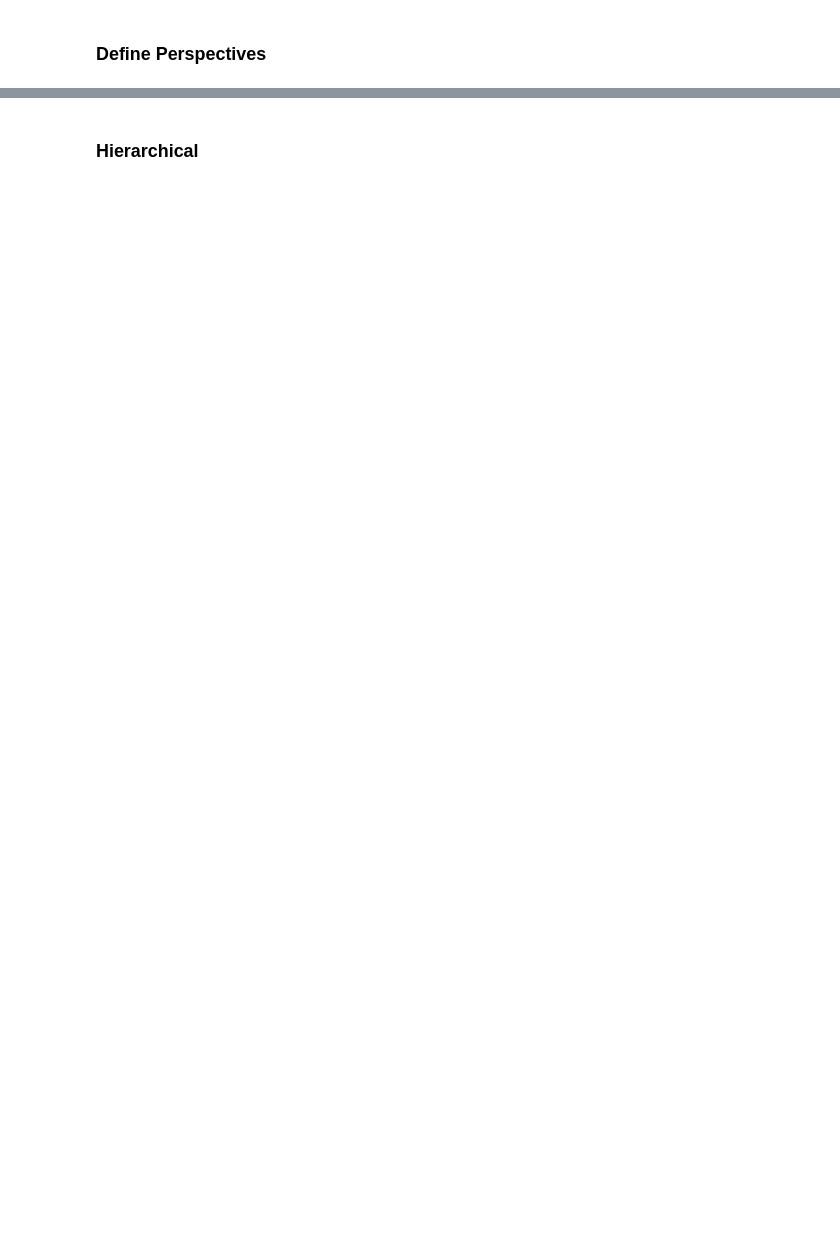
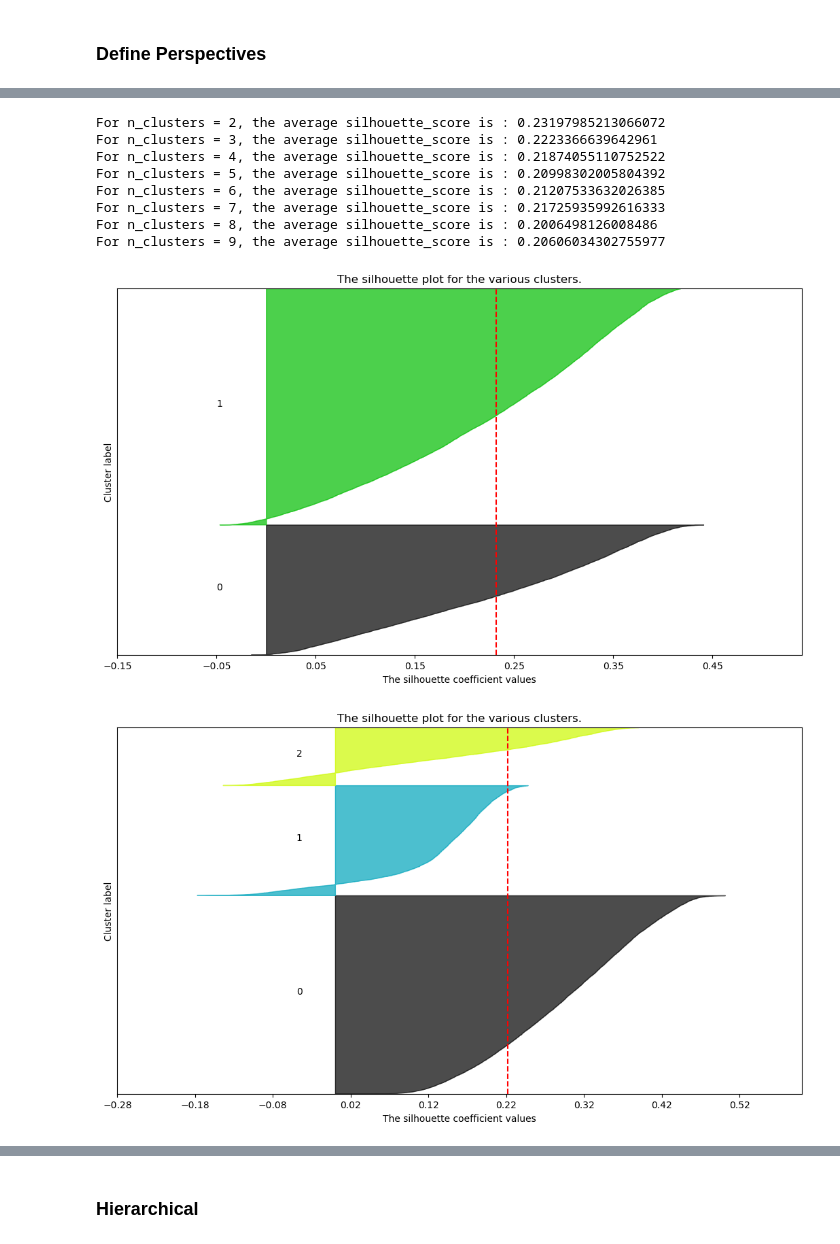
Before and after one commit to nunonuness/DM, a Jupyter notebook: Clustering.ipynb, the cells around one changed output, grey strips where cells are left out. Drawn from its saved outputs; the diff is of its cells as text; code cells hidden in the pictures; blank space fills up the shorter version.

```diff
--- a/Clustering.ipynb
+++ b/Clustering.ipynb
@@ -76,0 +203,75 @@ df = pd.read_csv('df2.csv')
+# %%
+# Storing average silhouette metric
+avg_silhouette = []
+for nclus in range_clusters:
+    # Skip nclus == 1
+    if nclus == 1:
+        continue
+
+    # Create a figure
+    fig = plt.figure(figsize=(13, 7))
+
+    # Initialize the KMeans object with n_clusters value and a random generator
+    # seed of 10 for reproducibility.
+    kmclust = KMeans(n_clusters=nclus, init='k-means++', n_init=15, random_state=1)
+    cluster_labels = kmclust.fit_predict(df[used_features])
+
+    # The silhouette_score gives the average value for all the samples.
+    # This gives a perspective into the density and separation of the formed clusters
+    silhouette_avg = silhouette_score(df[used_features], cluster_labels)
+    avg_silhouette.append(silhouette_avg)
+    print(f"For n_clusters = {nclus}, the average silhouette_score is : {silhouette_avg}")
+
+    # Compute the silhouette scores for each sample
+    sample_silhouette_values = silhouette_samples(df[used_features], cluster_labels)
+
+    y_lower = 10
+    for i in range(nclus):
+        # Aggregate the silhouette scores for samples belonging to cluster i, and sort them
+        ith_cluster_silhouette_values = sample_silhouette_values[cluster_labels == i]
+        ith_cluster_silhouette_values.sort()
+
+        # Get y_upper to demarcate silhouette y range size
+        size_cluster_i = ith_cluster_silhouette_values.shape[0]
+        y_upper = y_lower + size_cluster_i
+
+        # Filling the silhouette
+        color = cm.nipy_spectral(float(i) / nclus)
+        plt.fill_betweenx(np.arange(y_lower, y_upper),
+                          0, ith_cluster_silhouette_values,
+                          facecolor=color, edgecolor=color, alpha=0.7)
+
+        # Label the silhouette plots with their cluster numbers at the middle
+        plt.text(-0.05, y_lower + 0.5 * size_cluster_i, str(i))
+
+        # Compute the new y_lower for next plot
+        y_lower = y_upper + 10  # 10 for the 0 samples
+
+    plt.title("The silhouette plot for the various clusters.")
+    plt.xlabel("The silhouette coefficient values")
+    plt.ylabel("Cluster label")
+
+    # The vertical line for average silhouette score of all the values
+    plt.axvline(x=silhouette_avg, color="red", linestyle="--")
+
+    # The silhouette coefficient can range from -1, 1
+    xmin, xmax = np.round(sample_silhouette_values.min() -0.1, 2), np.round(sample_silhouette_values.max() + 0.1, 2)
+    plt.xlim([xmin, xmax])
+
+    # The (nclus+1)*10 is for inserting blank space between silhouette
+    # plots of individual clusters, to demarcate them clearly.
+    plt.ylim([0, len(df[used_features]) + (nclus + 1) * 10])
+
+    plt.yticks([])  # Clear the yaxis labels / ticks
+    plt.xticks(np.arange(xmin, xmax, 0.1))
+# %% [output]
+For n_clusters = 2, the average silhouette_score is : 0.23197985213066072
+For n_clusters = 3, the average silhouette_score is : 0.2223366639642961
+For n_clusters = 4, the average silhouette_score is : 0.21874055110752522
+For n_clusters = 5, the average silhouette_score is : 0.20998302005804392
+For n_clusters = 6, the average silhouette_score is : 0.21207533632026385
+For n_clusters = 7, the average silhouette_score is : 0.21725935992616333
+For n_clusters = 8, the average silhouette_score is : 0.2006498126008486
+For n_clusters = 9, the average silhouette_score is : 0.20606034302755977
+[figure, added]
+[figure, added]
```
Also changed, not shown: parts of 27 cells of this notebook.
